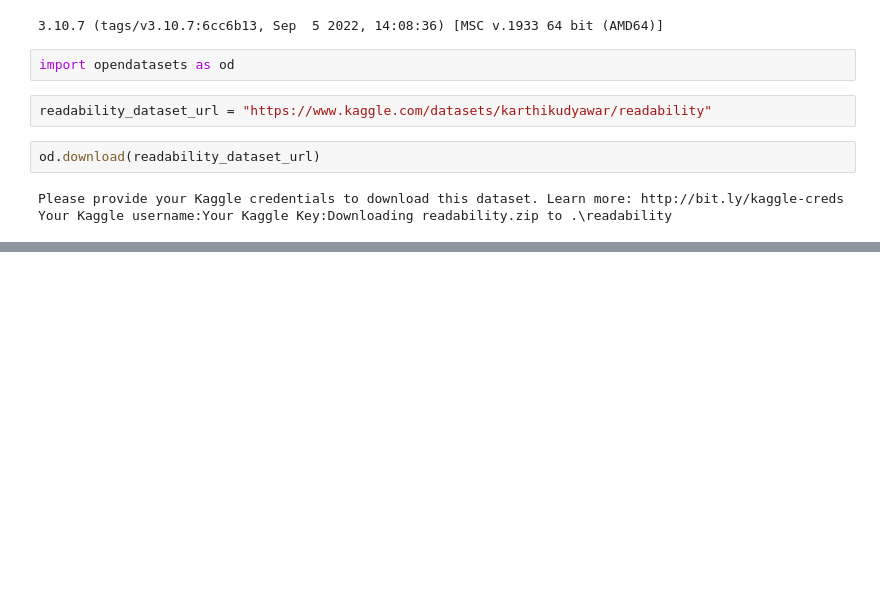
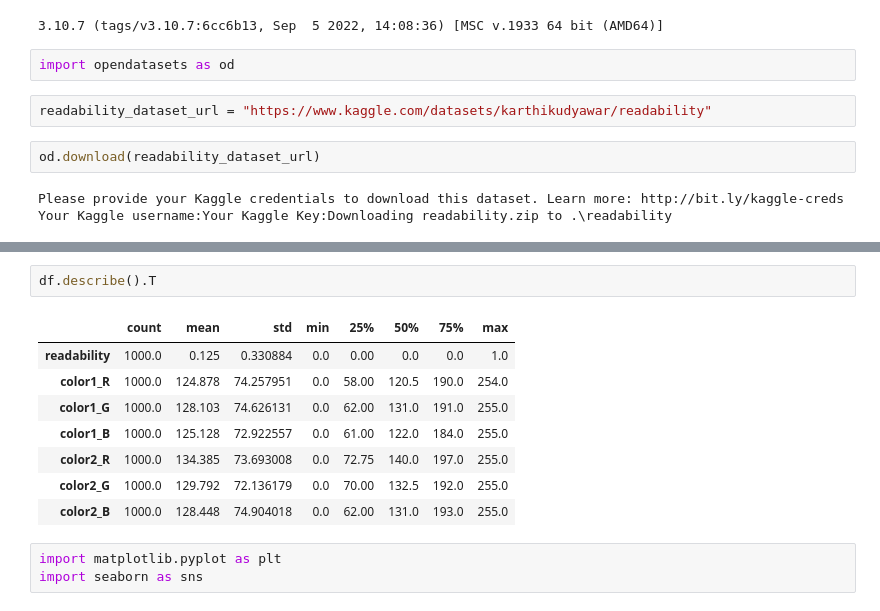
Before and after one commit to KarthikUdyawar/Color-detection, a Jupyter notebook: model/v2/model.ipynb, the cells around one changed output, grey strips where cells are left out. Drawn from its saved outputs; the diff is of its cells as text; blank space fills up the shorter version.

```diff
--- a/model/v2/model.ipynb
+++ b/model/v2/model.ipynb
@@ -14,0 +93,14 @@ Your Kaggle username:Your Kaggle Key:Downloading readability.zip to .\readabilit
+# %%
+df.describe().T
+# %% [output]
+|  | count | mean | std | min | 25% | 50% | 75% | max |
+| readability | 1000.0 | 0.125 | 0.330884 | 0.0 | 0.00 | 0.0 | 0.0 | 1.0 |
+| color1_R | 1000.0 | 124.878 | 74.257951 | 0.0 | 58.00 | 120.5 | 190.0 | 254.0 |
+| color1_G | 1000.0 | 128.103 | 74.626131 | 0.0 | 62.00 | 131.0 | 191.0 | 255.0 |
+| color1_B | 1000.0 | 125.128 | 72.922557 | 0.0 | 61.00 | 122.0 | 184.0 | 255.0 |
+| color2_R | 1000.0 | 134.385 | 73.693008 | 0.0 | 72.75 | 140.0 | 197.0 | 255.0 |
+| color2_G | 1000.0 | 129.792 | 72.136179 | 0.0 | 70.00 | 132.5 | 192.0 | 255.0 |
+| color2_B | 1000.0 | 128.448 | 74.904018 | 0.0 | 62.00 | 131.0 | 193.0 | 255.0 |
+# %%
+import matplotlib.pyplot as plt
+import seaborn as sns
```
Also changed, not shown: parts of 12 cells of this notebook.
